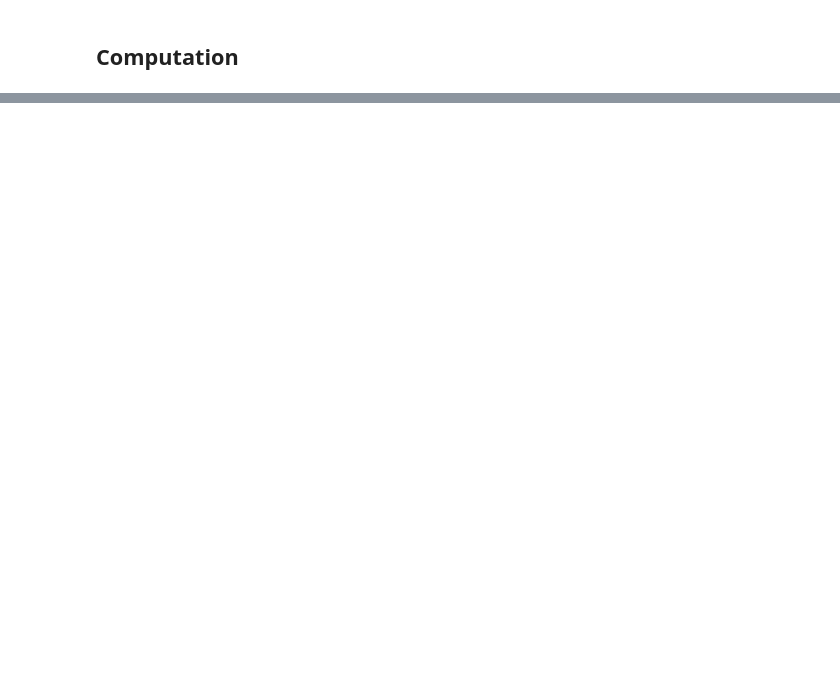
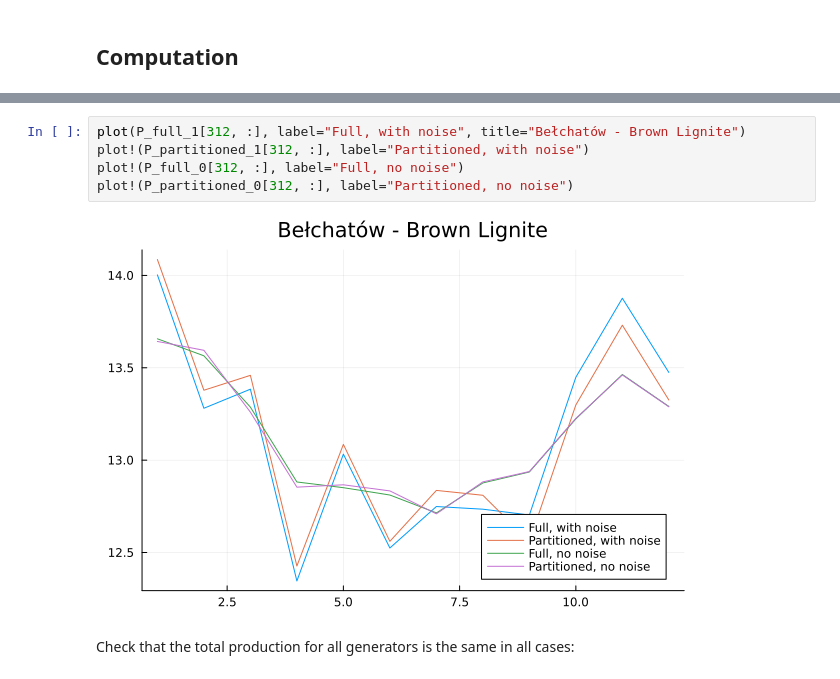
Before and after one commit to GeeeHesso/PowerData, a Jupyter notebook: experiments/PTDF_compute.ipynb, the cells around one changed output, grey strips where cells are left out. Cells and saved outputs as stored; diff of their text form; blank space fills up the shorter version.

```diff
--- a/experiments/PTDF_compute.ipynb
+++ b/experiments/PTDF_compute.ipynb
@@ -266,0 +401,9 @@ Q = DataDrop.retrieve_matrix("PTDF_data/quadratic_cost_2000.h5");
+# %%
+plot(P_full_1[312, :], label="Full, with noise", title="Bełchatów - Brown Lignite")
+plot!(P_partitioned_1[312, :], label="Partitioned, with noise")
+plot!(P_full_0[312, :], label="Full, no noise")
+plot!(P_partitioned_0[312, :], label="Partitioned, no noise")
+# %% [output]
+[figure, added]
+# %% [markdown]
+Check that the total production for all generators is the same in all cases:
```
Also changed, not shown: parts of 37 cells of this notebook, 3 other files.
